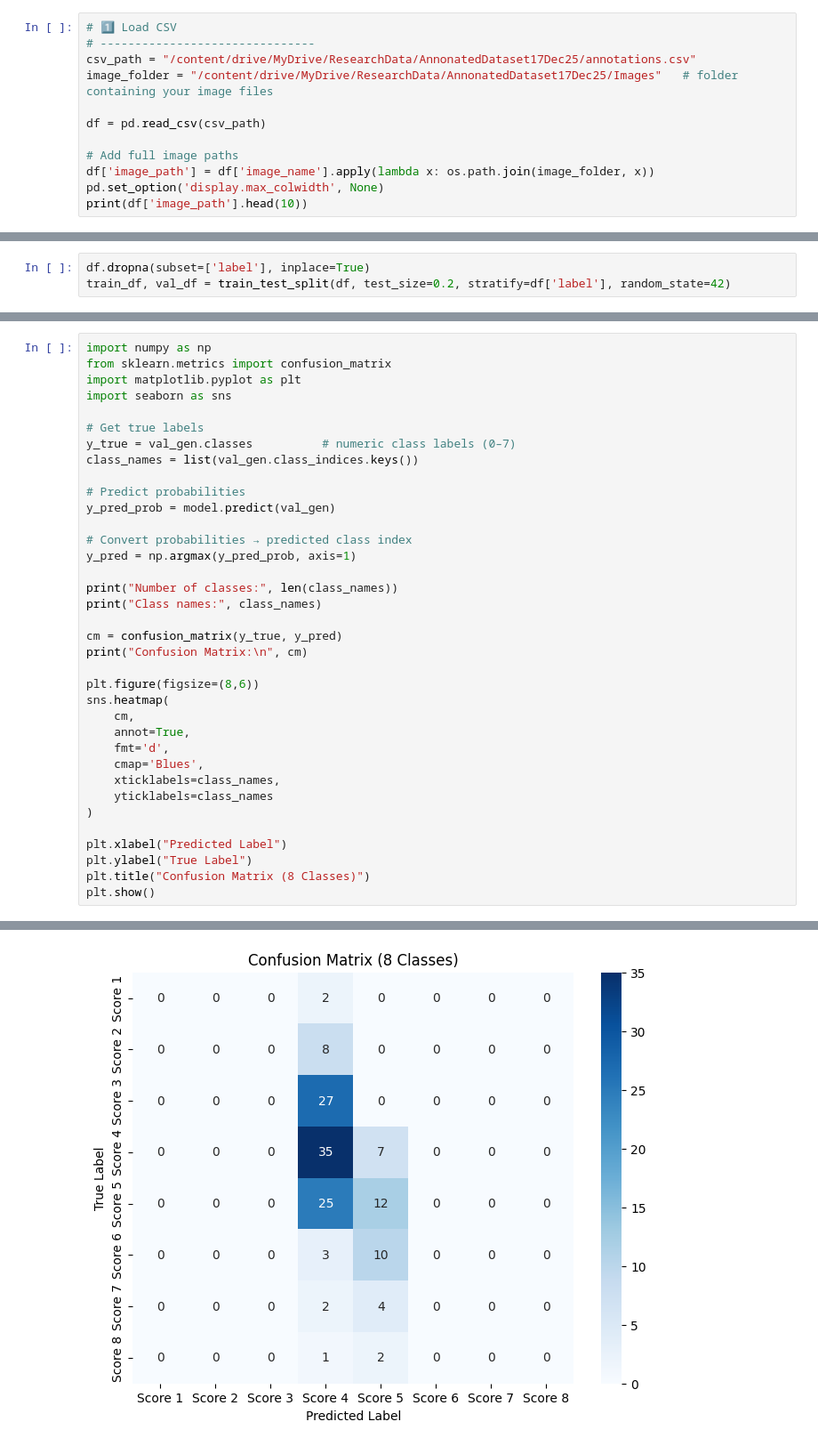
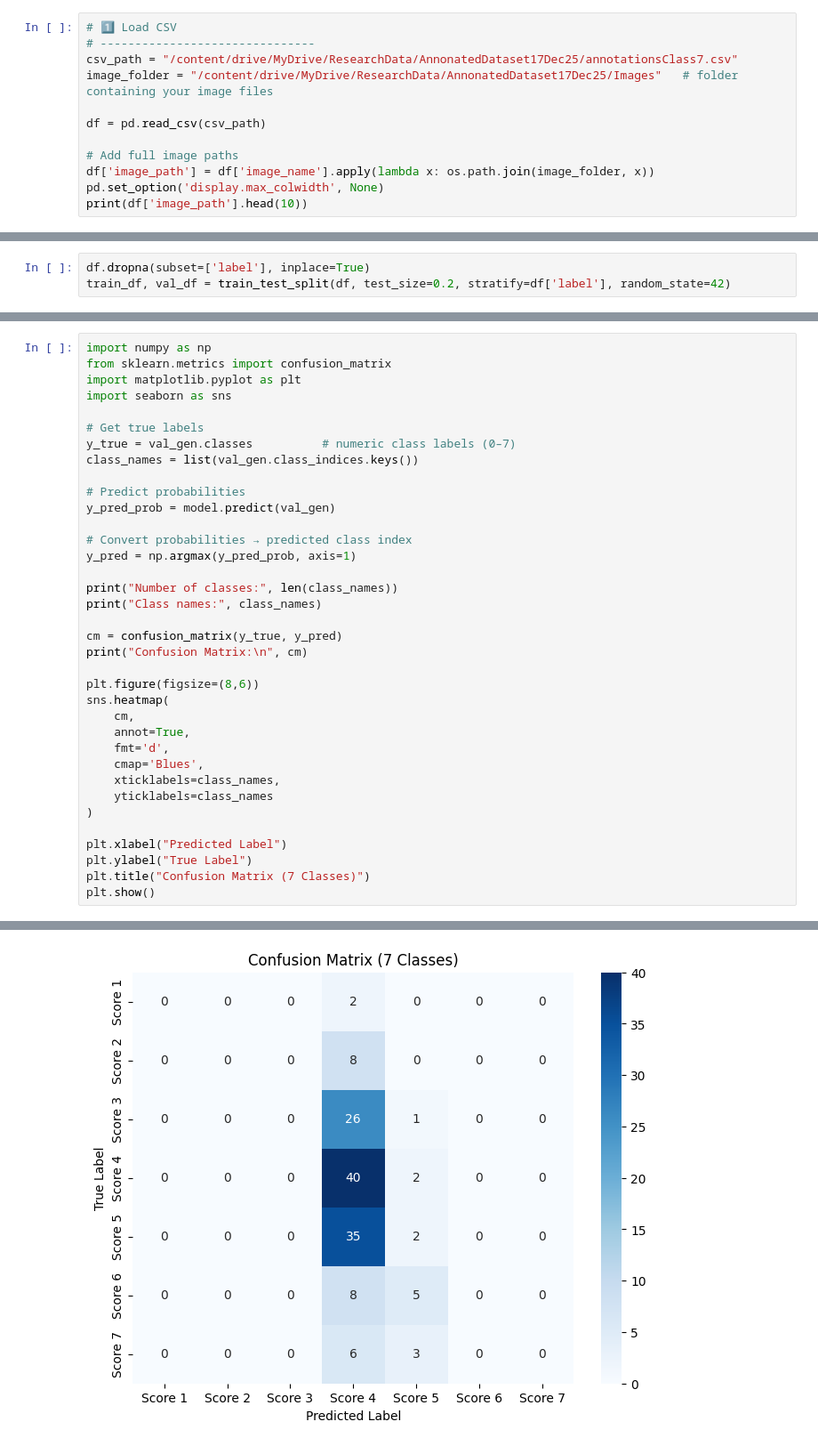
Before and after one commit to vineetsalar88/ResrachPaper2, a Jupyter notebook: 18Dec25Obj1.ipynb, the cells around one changed output, grey strips where cells are left out. Shown at 89% size. Drawn from its saved outputs; the diff is of its cells as text.

Commit message:
Reduced from classes 8 to 7 / Epoch#5

```diff
--- a/18Dec25Obj1.ipynb
+++ b/18Dec25Obj1.ipynb
@@ -11,7 +11,7 @@ from sklearn.model_selection import train_test_split
 # %%
 # 1️⃣ Load CSV
 # -------------------------------
-csv_path = "/content/drive/MyDrive/ResearchData/AnnonatedDataset17Dec25/annotations.csv"
+csv_path = "/content/drive/MyDrive/ResearchData/AnnonatedDataset17Dec25/annotationsClass7.csv"
 image_folder = "/content/drive/MyDrive/ResearchData/AnnonatedDataset17Dec25/Images"   # folder containing your image files
 
 df = pd.read_csv(csv_path)
@@ -241,6 +241,6 @@ sns.heatmap(
 
 plt.xlabel("Predicted Label")
 plt.ylabel("True Label")
-plt.title("Confusion Matrix (8 Classes)")
+plt.title("Confusion Matrix (7 Classes)")
 plt.show()
 # %% [output]
@@ -259 +258 @@ Confusion Matrix:
-[figure, old version]
+[figure, new version]
```
Also changed, not shown: parts of 4 cells of this notebook.
